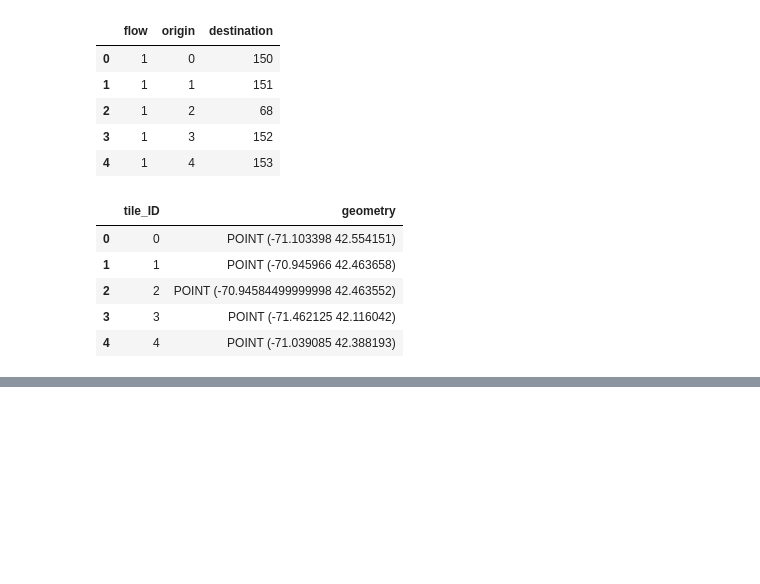
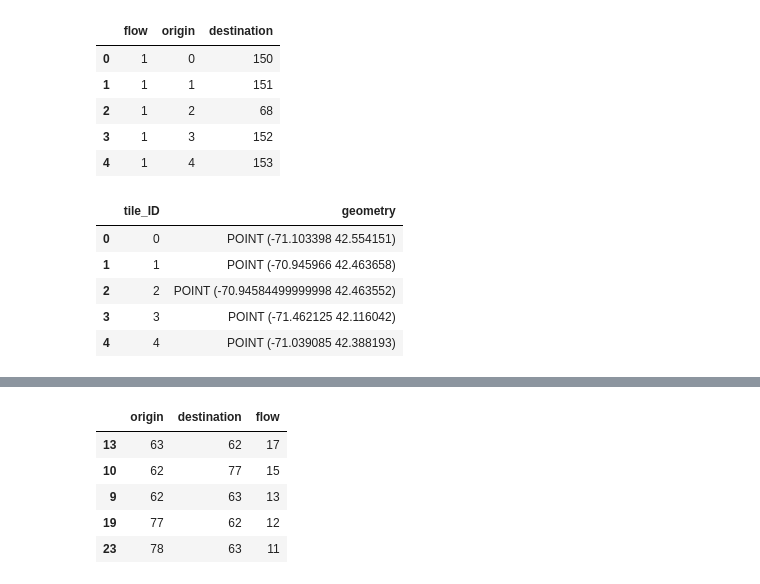
Before and after one commit to scikit-mobility/scikit-mobility, a Jupyter notebook: tutorial/0_data_structures_skmob_tutorial.ipynb, the cells around one changed output, grey strips where cells are left out. Saved outputs shown, nothing was run; the diff lists cells and outputs as text; code cells hidden in the pictures; blank space fills up the shorter version.

```diff
--- a/tutorial/0_data_structures_skmob_tutorial.ipynb
+++ b/tutorial/0_data_structures_skmob_tutorial.ipynb
@@ -505,6 +502,10 @@ A common operation when dealing with mobility data is the construction of Origin
+# %%
+# Load trajectories (Beijing, China)
+tdf = skmob.TrajDataFrame.from_file(
+    './data/geolife_sample.txt.gz', sep=',')
 # %%
-# Load trajectories (Beijing, China)
-tdf = skmob.TrajDataFrame.from_file('./data/geolife_sample.txt.gz', sep=',')
-
 # Build a tessellation over the city
-tessellation = tilers.tiler.get("squared", base_shape="Beijing, China", meters=15000)
+from skmob.tessellation import tilers
+tessellation = tilers.tiler.get("squared",
+                                base_shape="Beijing, China",
+                                meters=15000)
@@ -519,3 +512,12 @@ tdf.head(3)
 # %%
 # remove_na enable removing points that are not contained in the tessellation
-fdf = tdf.to_flowdataframe(tessellation=tessellation, self_loops=True, remove_na=True)
+fdf = tdf.to_flowdataframe(tessellation=tessellation,
+                           self_loops=False, remove_na=True)
+fdf.sort_values(by='flow', ascending=False).head()
+# %% [output]
+|  | origin | destination | flow |
+| 13 | 63 | 62 | 17 |
+| 10 | 62 | 77 | 15 |
+| 9 | 62 | 63 | 13 |
+| 19 | 77 | 62 | 12 |
+| 23 | 78 | 63 | 11 |
```
Also changed, not shown: parts of 37 cells of this notebook.
